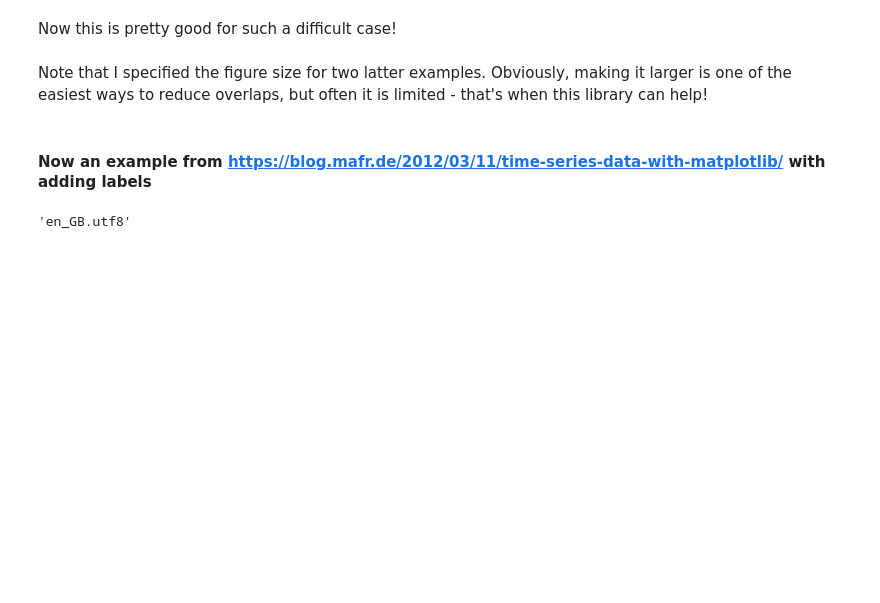
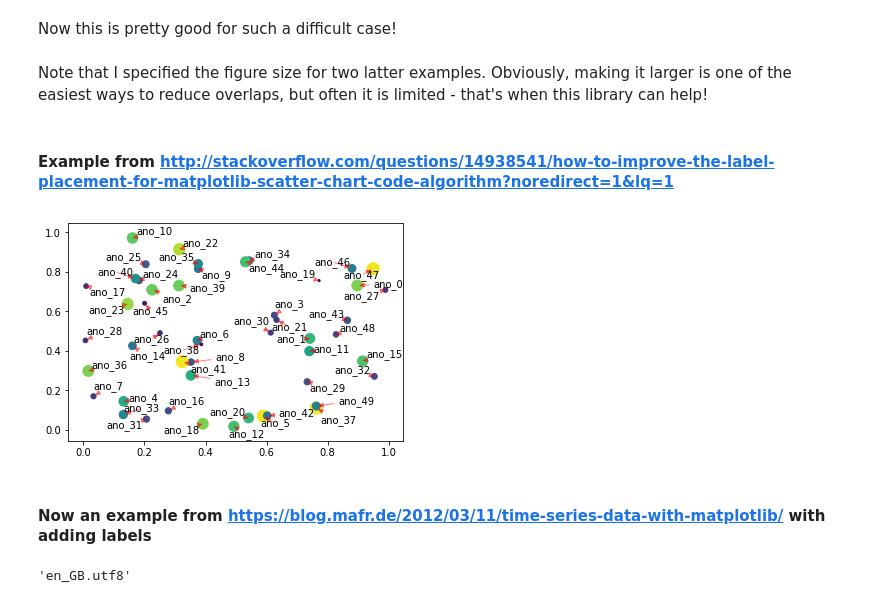
Before and after one commit to Phlya/adjustText, a Jupyter notebook: examples/Examples.ipynb, the cells around one changed output. Drawn from its saved outputs; the diff is of its cells as text; code cells hidden in the pictures; blank space fills up the shorter version.

```diff
--- a/examples/Examples.ipynb
+++ b/examples/Examples.ipynb
@@ -158,6 +158,25 @@ plot_mtcars(adjust=True)
 Now this is pretty good for such a difficult case!
 # %% [markdown]
 Note that I specified the figure size for two latter examples. Obviously, making it larger is one of the easiest ways to reduce overlaps, but often it is limited - that's when this library can help!
+# %% [markdown]
+#### Example from http://stackoverflow.com/questions/14938541/how-to-improve-the-label-placement-for-matplotlib-scatter-chart-code-algorithm?noredirect=1&lq=1
+# %%
+np.random.seed(2016)
+
+N = 50
+scatter_data = np.random.rand(N, 3)
+fig, ax = plt.subplots()
+bubbles = ax.scatter(scatter_data[:, 0], scatter_data[:, 1],
+           c=scatter_data[:, 2], s=scatter_data[:, 2] * 150)
+labels = ['ano_{}'.format(i) for i in range(N)]
+texts = []
+for x, y, text in zip(scatter_data[:, 0], scatter_data[:, 1], labels):
+    texts.append(ax.text(x, y, text))
+adjust_text(texts, force_text=0.05, arrowprops=dict(arrowstyle="-|>",
+                                                    color='r', alpha=0.5))
+plt.show()
+# %% [output]
+[figure, added]
 # %% [markdown]
 #### Now an example from https://blog.mafr.de/2012/03/11/time-series-data-with-matplotlib/ with adding labels
 # %%
```
Also changed, not shown: parts of 3 cells of this notebook, 1 other file.
